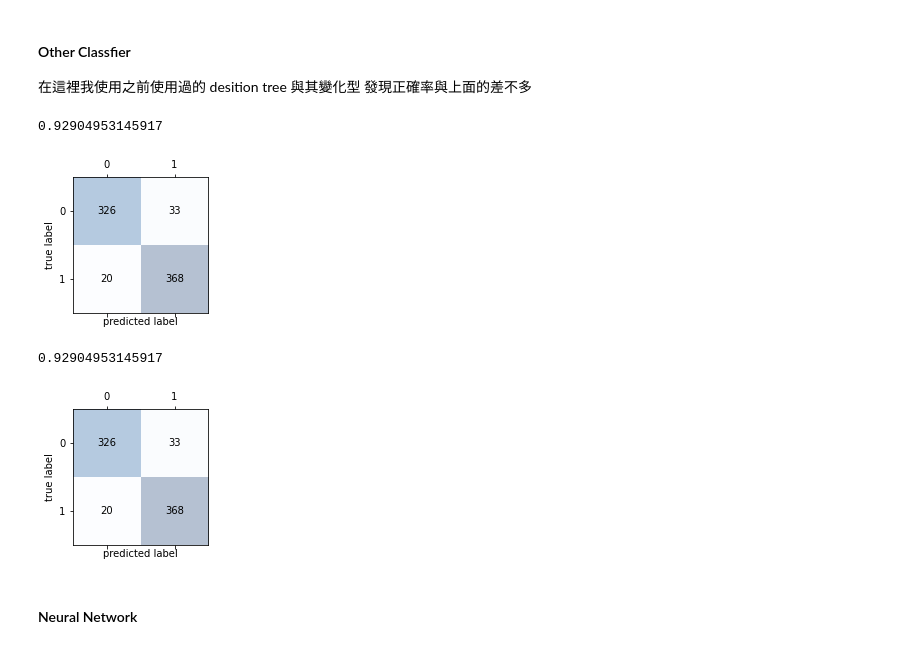
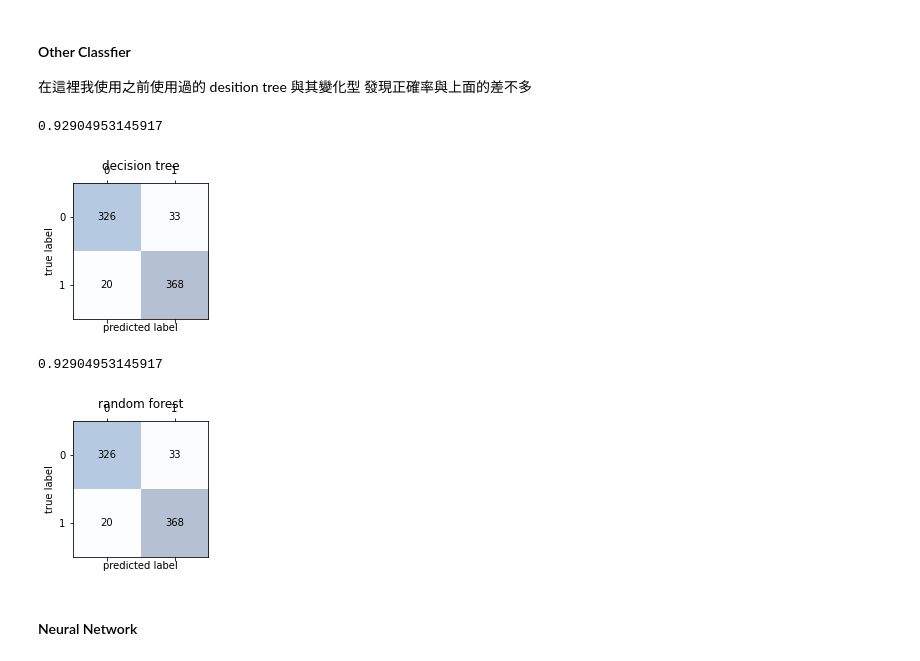
Before and after one commit to AmyLin0210/FUNDAMENTALS-OF-DATA-ANALYTICS, a Jupyter notebook: hw3-1/hw3-1.ipynb, the cells around one changed output. Saved outputs shown, nothing was run; the diff lists cells and outputs as text; code cells hidden in the pictures.

```diff
--- a/hw3-1/hw3-1.ipynb
+++ b/hw3-1/hw3-1.ipynb
@@ -192,33 +193,36 @@ plt.show()
 # %%
 from sklearn.tree import DecisionTreeClassifier
 from sklearn.ensemble import RandomForestClassifier
 
-classifier = [DecisionTreeClassifier, RandomForestClassifier]
+classifier = [
+    ('decision tree', DecisionTreeClassifier),
+    ('random forest', RandomForestClassifier)]
 other_models = []
 
-for model in classifier:
+for model_name, model in classifier:
     model = DecisionTreeClassifier(random_state=20).fit(X_train, y_train)
     other_models.append(model)
     y_pred = clf.predict(X_val)
     clf.score(X_val, y_val)
 
     print(clf.score(X_val, y_val))
 
     confmat = confusion_matrix(y_true=y_val, y_pred=y_pred)
     fig, ax = plt.subplots(figsize=(2.5, 2.5))
 
     ax.matshow(confmat, cmap=plt.cm.Blues, alpha=0.3)
     for i in range(confmat.shape[0]):
         for j in range(confmat.shape[1]):
             ax.text(x=j, y=i, s=confmat[i,j], va='center', ha='center')
+    plt.title(model_name)
     plt.xlabel('predicted label')
     plt.ylabel('true label')
     plt.show()
 # %% [output]
 0.92904953145917
-[figure, old version]
+[figure, new version]
 0.92904953145917
-[figure, old version]
+[figure, new version]
 # %% [markdown]
 #### Neural Network
 # %%
```
Also changed, not shown: parts of 8 cells of this notebook, 1 other file.
